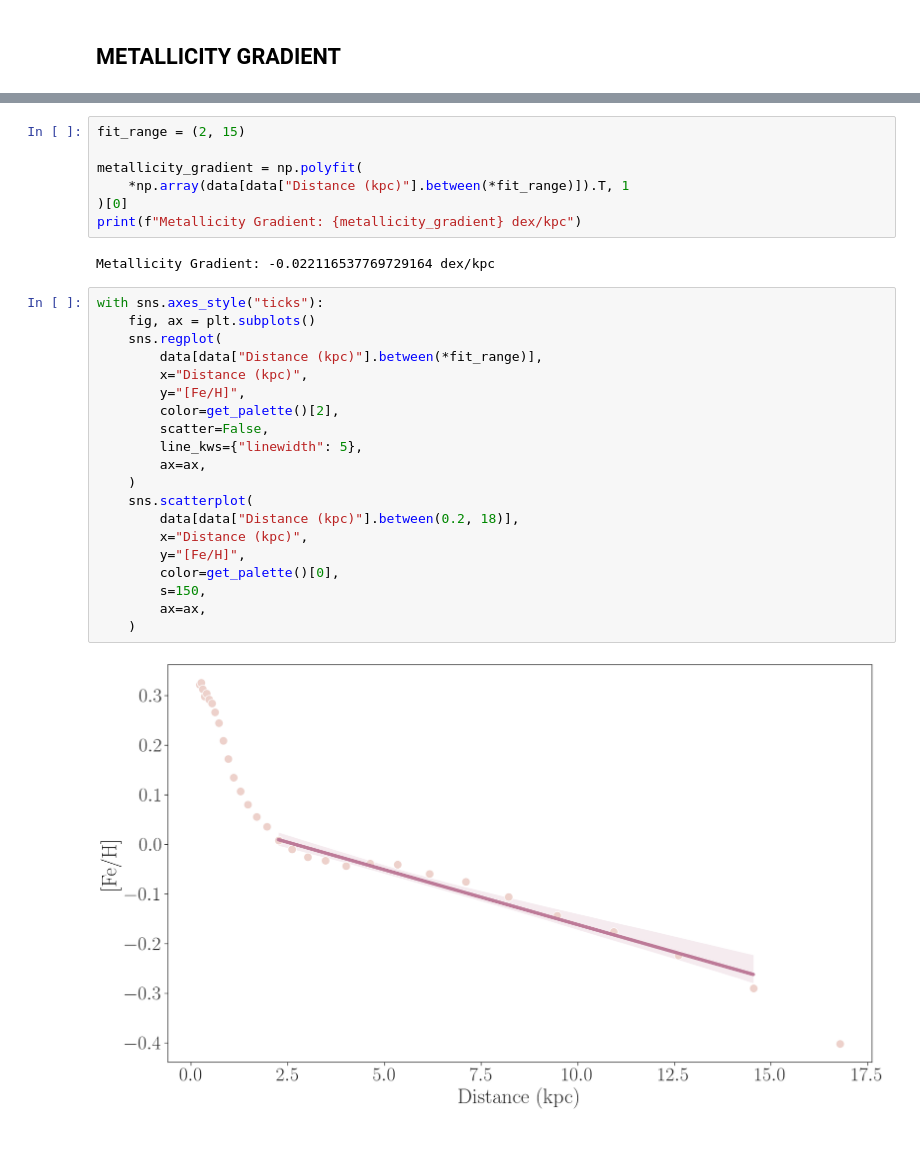
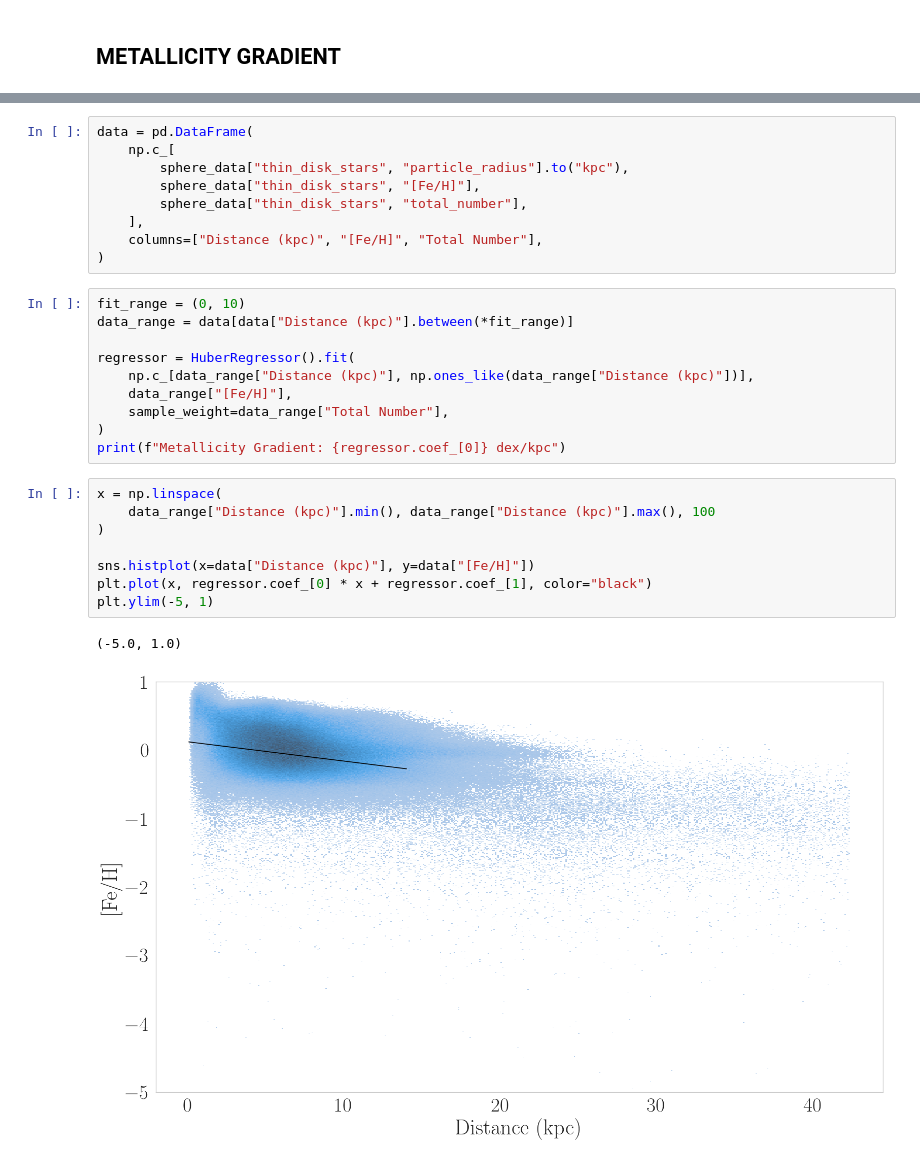
Before and after one commit to ChrisBoettner/skaro, a Jupyter notebook: notebooks/Galaxy_properties.ipynb, the cells around one changed output, grey strips where cells are left out. Drawn from its saved outputs; the diff is of its cells as text.

```diff
--- a/notebooks/Galaxy_properties.ipynb
+++ b/notebooks/Galaxy_properties.ipynb
@@ -93,31 +82,30 @@ data = pd.DataFrame(
-# %%
-fit_range = (2, 15)
-
-metallicity_gradient = np.polyfit(
-    *np.array(data[data["Distance (kpc)"].between(*fit_range)]).T, 1
-)[0]
-print(f"Metallicity Gradient: {metallicity_gradient} dex/kpc")
-# %% [output]
-Metallicity Gradient: -0.022116537769729164 dex/kpc
-# %%
-with sns.axes_style("ticks"):
-    fig, ax = plt.subplots()
-    sns.regplot(
-        data[data["Distance (kpc)"].between(*fit_range)],
-        x="Distance (kpc)",
-        y="[Fe/H]",
-        color=get_palette()[2],
-        scatter=False,
-        line_kws={"linewidth": 5},
-        ax=ax,
-    )
-    sns.scatterplot(
-        data[data["Distance (kpc)"].between(0.2, 18)],
-        x="Distance (kpc)",
-        y="[Fe/H]",
-        color=get_palette()[0],
-        s=150,
-        ax=ax,
-    )
-# %% [output]
-[figure, removed]
+# %%
+data = pd.DataFrame(
+    np.c_[
+        sphere_data["thin_disk_stars", "particle_radius"].to("kpc"),
+        sphere_data["thin_disk_stars", "[Fe/H]"],
+        sphere_data["thin_disk_stars", "total_number"],
+    ],
+    columns=["Distance (kpc)", "[Fe/H]", "Total Number"],
+)
+# %%
+fit_range = (0, 10)
+data_range = data[data["Distance (kpc)"].between(*fit_range)]
+
+regressor = HuberRegressor().fit(
+    np.c_[data_range["Distance (kpc)"], np.ones_like(data_range["Distance (kpc)"])],
+    data_range["[Fe/H]"],
+    sample_weight=data_range["Total Number"],
+)
+print(f"Metallicity Gradient: {regressor.coef_[0]} dex/kpc")
+# %%
+x = np.linspace(
+    data_range["Distance (kpc)"].min(), data_range["Distance (kpc)"].max(), 100
+)
+
+sns.histplot(x=data["Distance (kpc)"], y=data["[Fe/H]"])
+plt.plot(x, regressor.coef_[0] * x + regressor.coef_[1], color="black")
+plt.ylim(-5, 1)
+# %% [output]
+(-5.0, 1.0)
+[figure, added]
```
Also changed, not shown: parts of 3 cells of this notebook, 14 other files.
